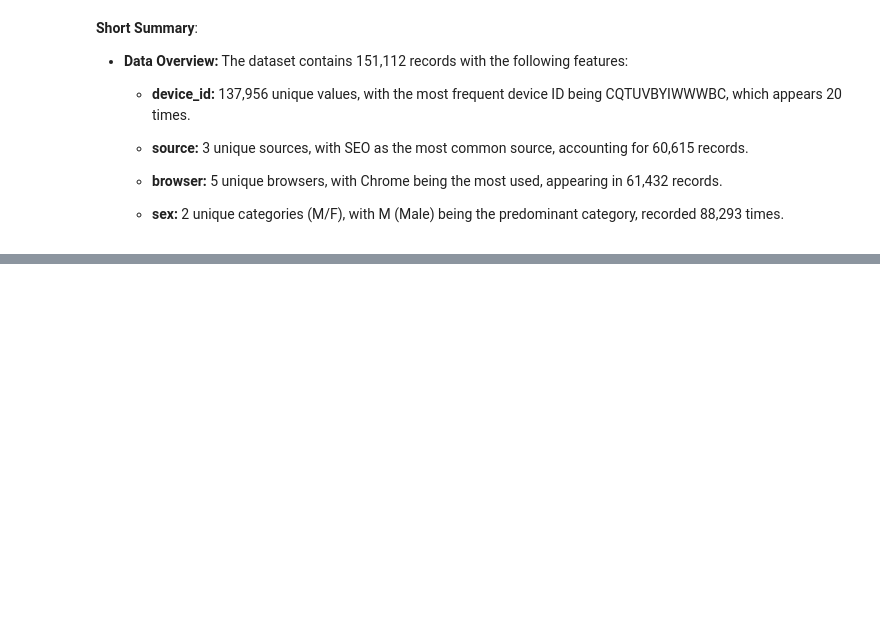
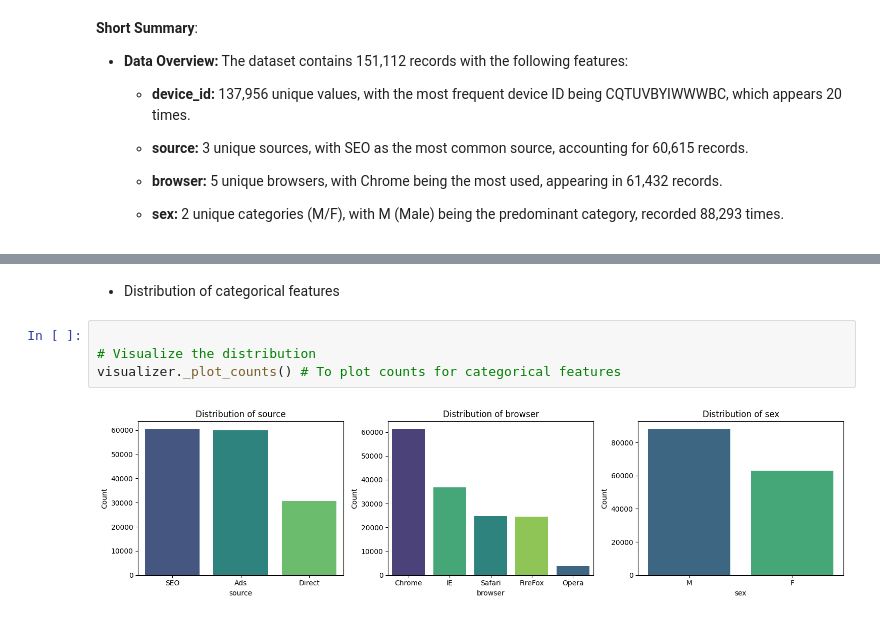
Before and after one commit to epythonlab/fraud-detection, a Jupyter notebook: notebooks/Data_Preprocessing_and_Analysis.ipynb, the cells around one changed output, grey strips where cells are left out. Drawn from its saved outputs; the diff is of its cells as text; blank space fills up the shorter version.

```diff
--- a/notebooks/Data_Preprocessing_and_Analysis.ipynb
+++ b/notebooks/Data_Preprocessing_and_Analysis.ipynb
@@ -205,0 +229,8 @@ fraud_df.describe(include='object')
+# %% [markdown]
+- Distribution of categorical features
+# %%
+
+# Visualize the distribution
+visualizer._plot_counts() # To plot counts for categorical features
+# %% [output]
+[figure, added]
```
Also changed, not shown: parts of 26 cells of this notebook, 2 other files.
